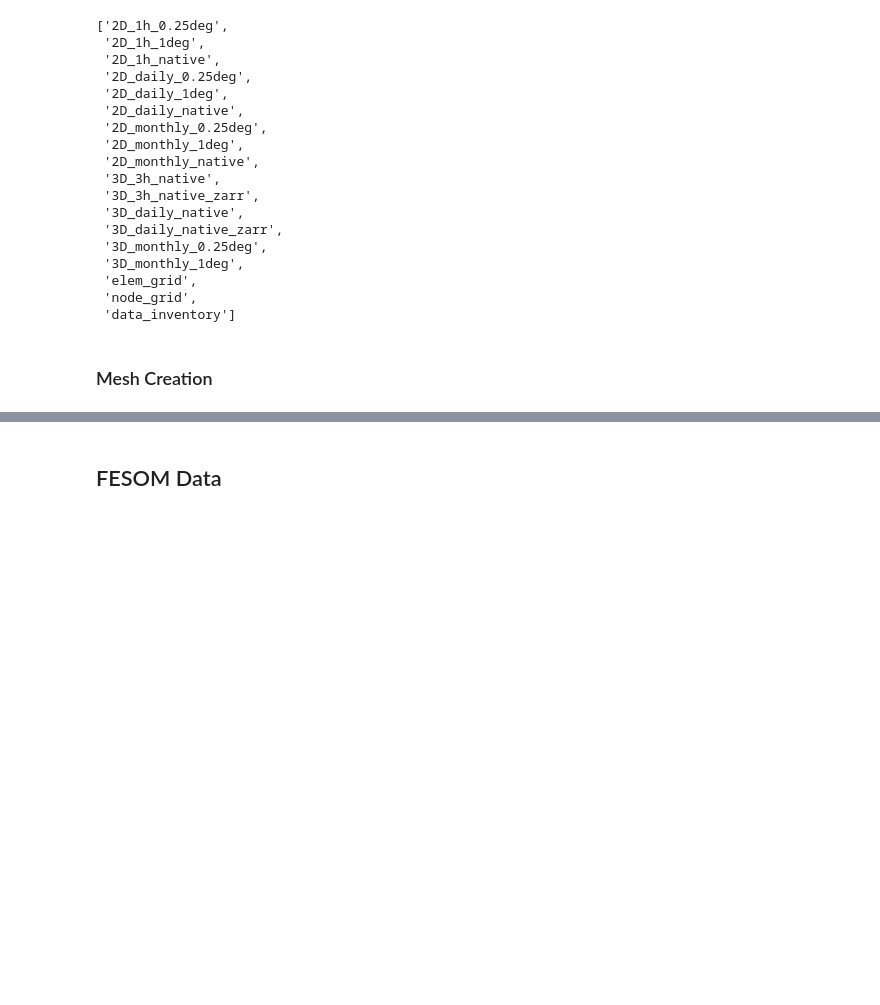
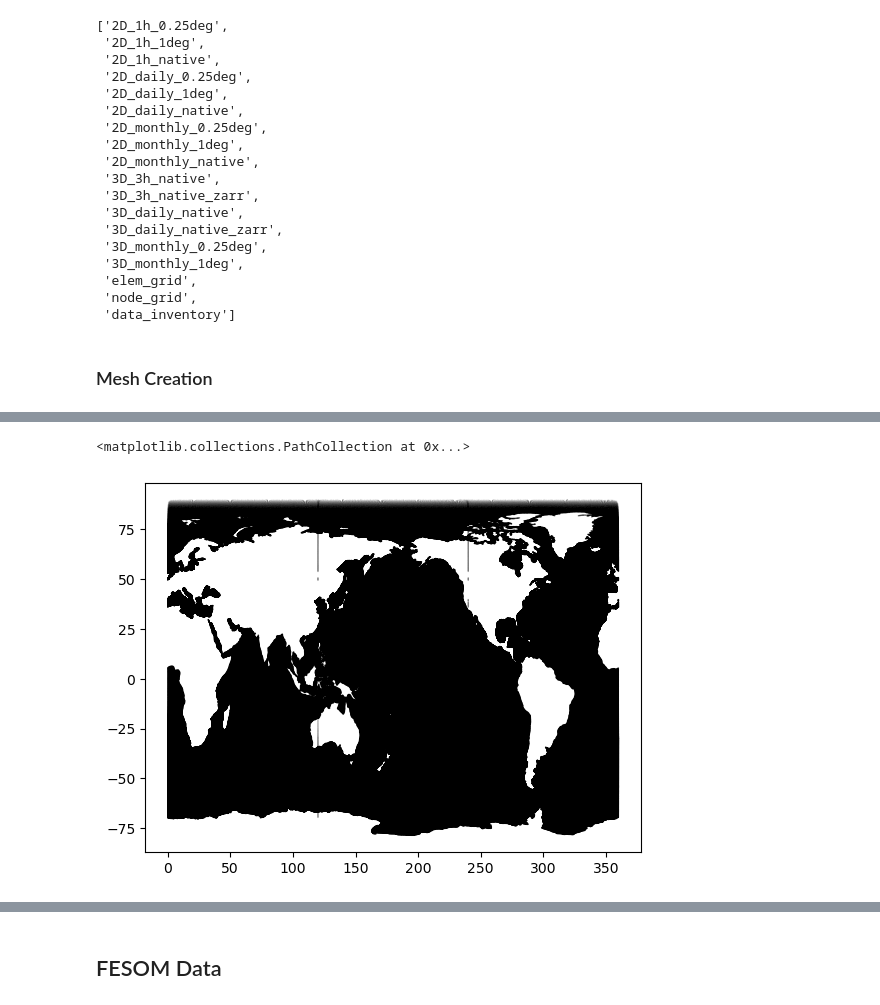
Before and after one commit to danliba/Amazon, a Jupyter notebook: NextGEMS/FESOM_Plume.ipynb, the cells around one changed output, grey strips where cells are left out. Saved outputs shown, nothing was run; the diff lists cells and outputs as text; code cells hidden in the pictures; blank space fills up the shorter version.

```diff
--- a/NextGEMS/FESOM_Plume.ipynb
+++ b/NextGEMS/FESOM_Plume.ipynb
@@ -252,0 +264,8 @@ Attributes: (0)
+# %%
+elem_center_lons = elem_corner_lons.mean("n3")
+elem_center_lats = elem_corner_lats.mean("n3")
+# %%
+plt.scatter(elem_center_lons, elem_center_lats, s=1, alpha=0.05, edgecolor="none", facecolor="k")
+# %% [output]
+<matplotlib.collections.PathCollection at 0x...>
+[figure, added]
```
Also changed, not shown: parts of 12 cells of this notebook.
